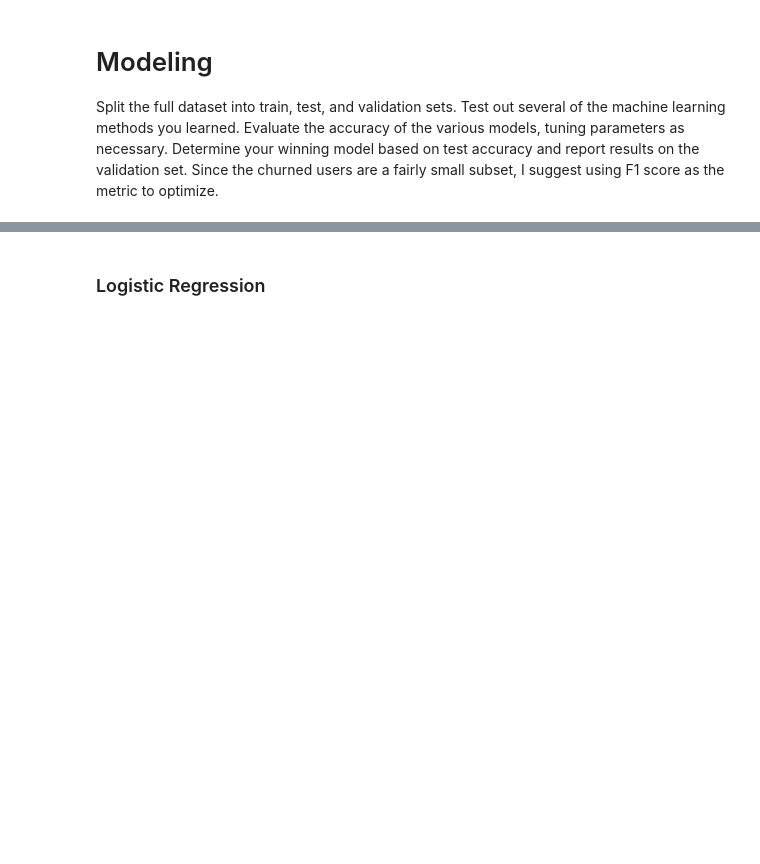
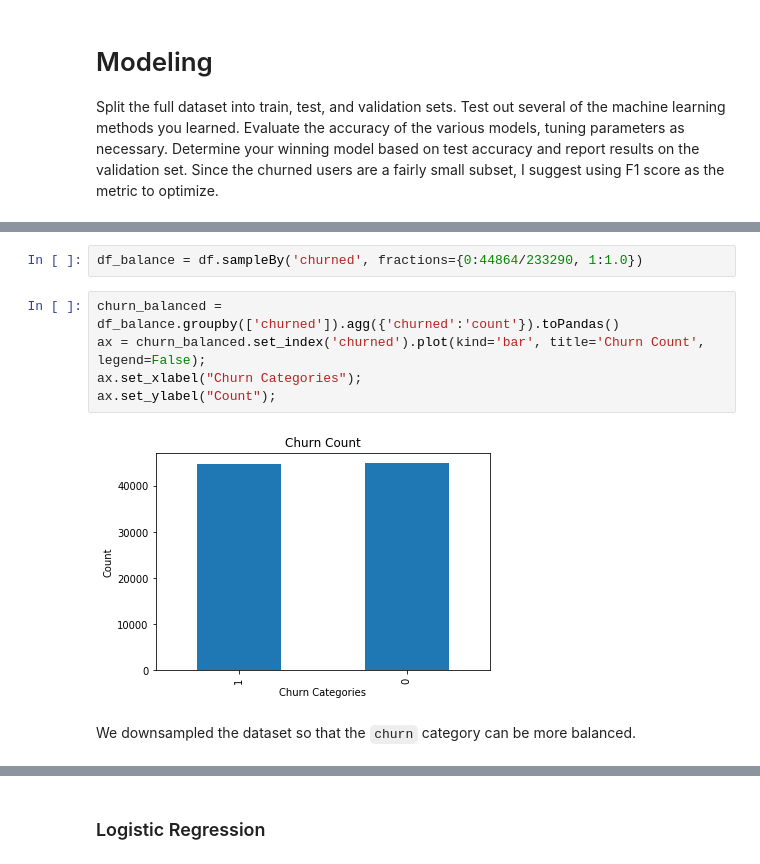
Before and after one commit to mroker242/Spark-Churn-Prediction, a Jupyter notebook: Sparkify.ipynb, the cells around one changed output, grey strips where cells are left out. Cells and saved outputs as stored; diff of their text form; blank space fills up the shorter version.

```diff
--- a/Sparkify.ipynb
+++ b/Sparkify.ipynb
@@ -348,0 +431,11 @@ Split the full dataset into train, test, and validation sets. Test out several o
+# %%
+df_balance = df.sampleBy('churned', fractions={0:44864/233290, 1:1.0})
+# %%
+churn_balanced = df_balance.groupby(['churned']).agg({'churned':'count'}).toPandas()
+ax = churn_balanced.set_index('churned').plot(kind='bar', title='Churn Count', legend=False);
+ax.set_xlabel("Churn Categories");
+ax.set_ylabel("Count");
+# %% [output]
+[figure, added]
+# %% [markdown]
+We downsampled the dataset so that the `churn` category can be more balanced.
```
Also changed, not shown: parts of 77 cells of this notebook.
